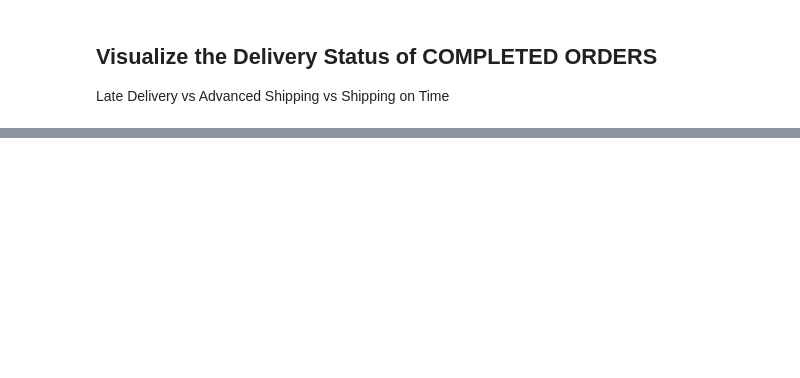
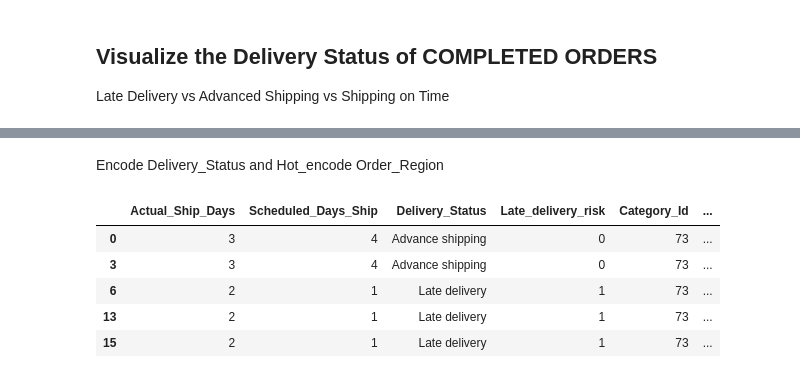
Before and after one commit to jadeal147/Big_Mart_Data, a Jupyter notebook: Big_Data_Mart_EDA.ipynb, the cells around one changed output, grey strips where cells are left out. Cells and saved outputs as stored; diff of their text form; code cells hidden in the pictures; blank space fills up the shorter version.

```diff
--- a/Big_Data_Mart_EDA.ipynb
+++ b/Big_Data_Mart_EDA.ipynb
@@ -117,0 +141,16 @@ print(total_late.shape)
+# %% [markdown]
+Encode Delivery_Status and Hot_encode Order_Region
+# %%
+def set_value(row_number, assigned_value):
+    return assigned_value[row_number]
+
+ship_results = {'Advance shipping': 2, 'Shipping on time': 1, 'Late delivery':0}
+df_late['Delivery_Coded']= df_late['Delivery_Status'].apply(set_value, args = (ship_results,))
+df_late.head()
+# %% [output]
+|  | Actual_Ship_Days | Scheduled_Days_Ship | Delivery_Status | Late_delivery_risk | Category_Id | ... |
+| 0 | 3 | 4 | Advance shipping | 0 | 73 | ... |
+| 3 | 3 | 4 | Advance shipping | 0 | 73 | ... |
+| 6 | 2 | 1 | Late delivery | 1 | 73 | ... |
+| 13 | 2 | 1 | Late delivery | 1 | 73 | ... |
+| 15 | 2 | 1 | Late delivery | 1 | 73 | ... |
```
Also changed, not shown: parts of 11 cells of this notebook.
